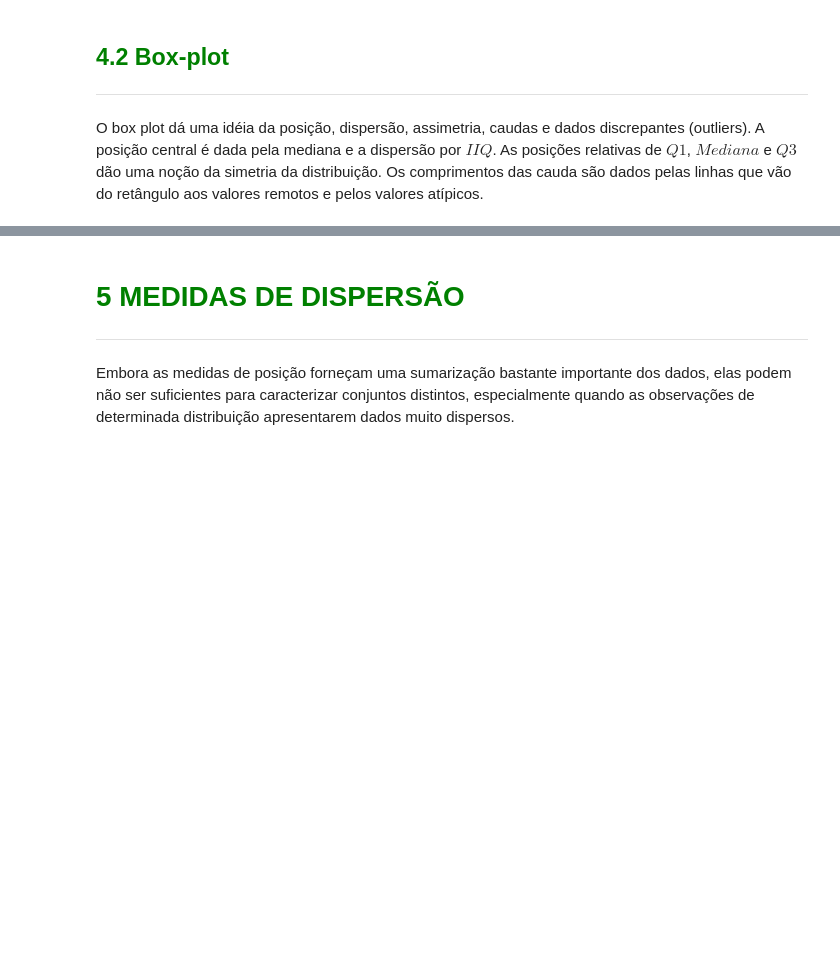
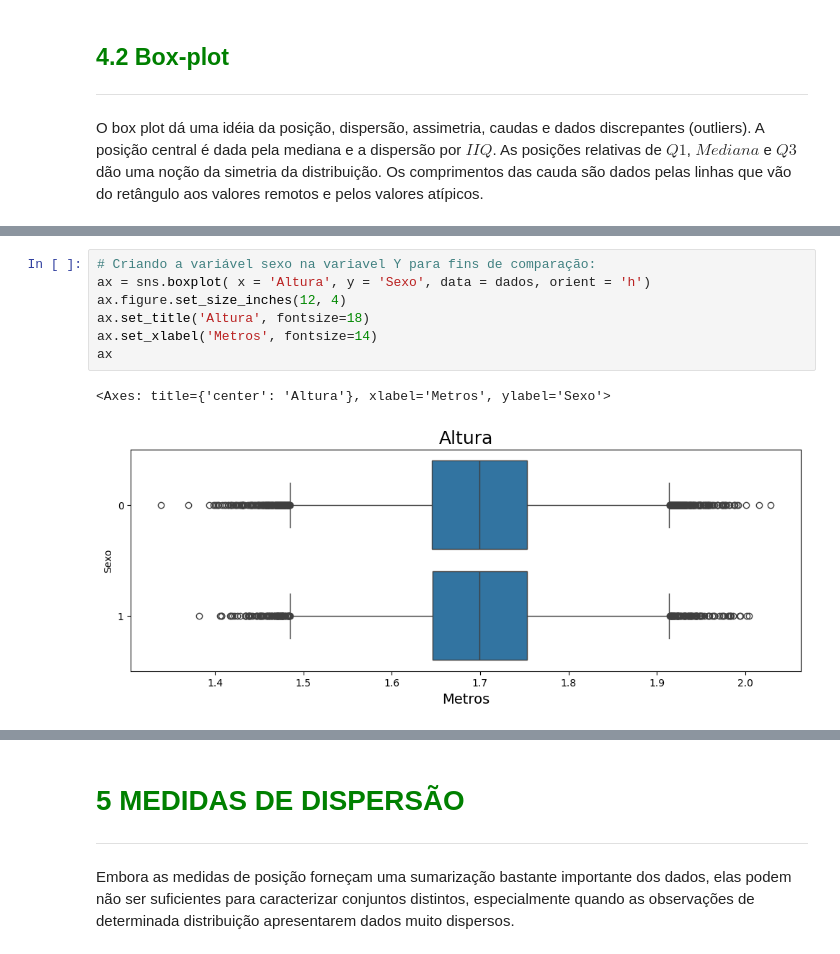
Before and after one commit to Neto1980/aulagithub, a Jupyter notebook: Curso_de_Estatística_Parte_1.ipynb, the cells around one changed output, grey strips where cells are left out. Saved outputs shown, nothing was run; the diff lists cells and outputs as text; blank space fills up the shorter version.

```diff
--- a/Curso_de_Estatística_Parte_1.ipynb
+++ b/Curso_de_Estatística_Parte_1.ipynb
@@ -1224,0 +1261,10 @@ O box plot dá uma idéia da posição, dispersão, assimetria, caudas e dados d
+# %%
+# Criando a variável sexo na variavel Y para fins de comparação:
+ax = sns.boxplot( x = 'Altura', y = 'Sexo', data = dados, orient = 'h')
+ax.figure.set_size_inches(12, 4)
+ax.set_title('Altura', fontsize=18)
+ax.set_xlabel('Metros', fontsize=14)
+ax
+# %% [output]
+<Axes: title={'center': 'Altura'}, xlabel='Metros', ylabel='Sexo'>
+[figure, added]
```
Also changed, not shown: parts of 27 cells of this notebook.
